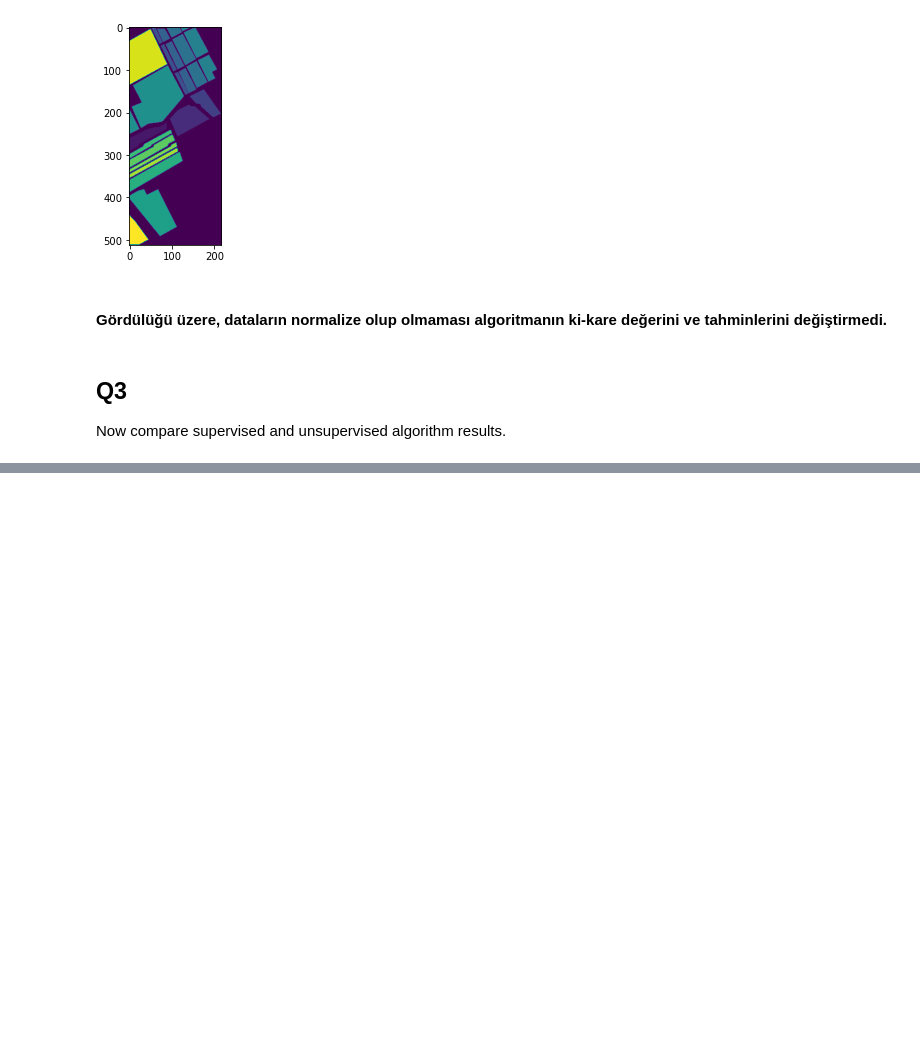
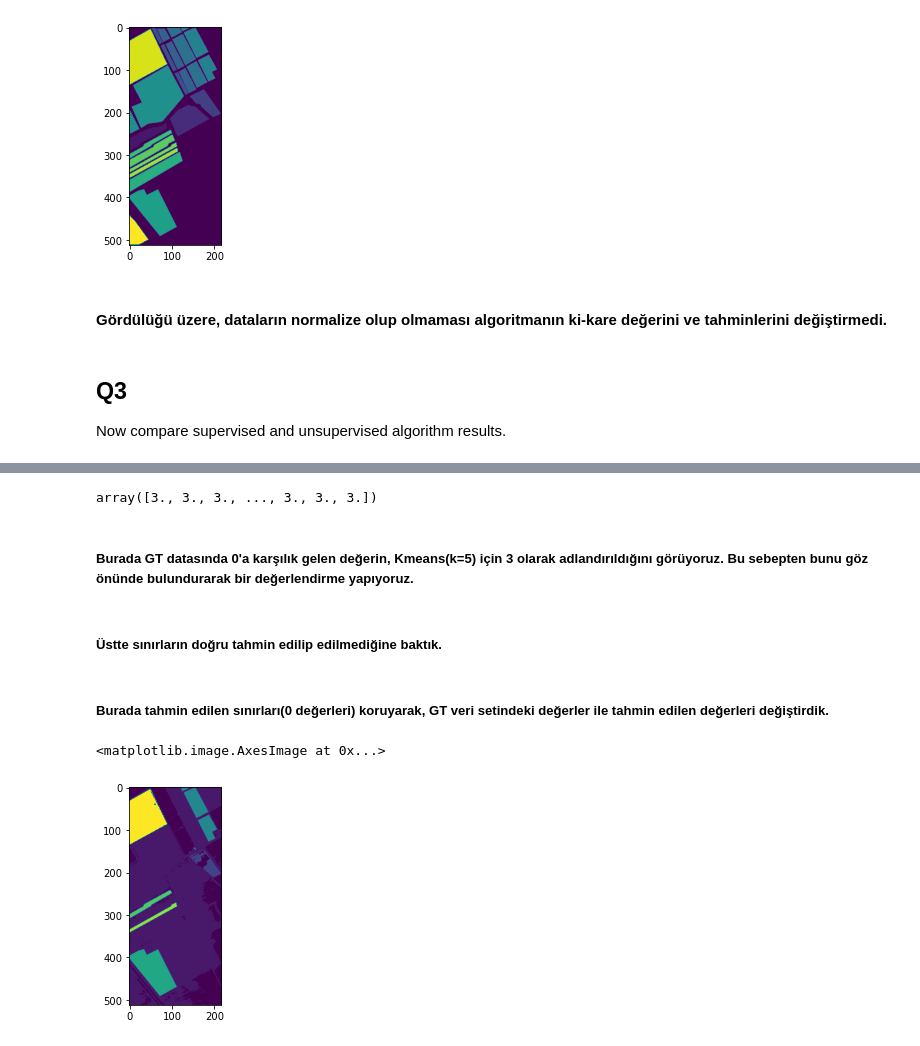
Before and after one commit to Lambd4Velorum/StatisticalDataAnalysis, a Jupyter notebook: HW3.ipynb, the cells around one changed output, grey strips where cells are left out. Cells and saved outputs as stored; diff of their text form; code cells hidden in the pictures; blank space fills up the shorter version.

```diff
--- a/HW3.ipynb
+++ b/HW3.ipynb
@@ -512,3 +515,7 @@ HC = np.loadtxt("/Users/asuhe/Desktop/supercomputing/Results/HierarchicalClustri
 HCresult = HC.reshape(16,2)
 HCpredicted = np.loadtxt("/Users/asuhe/Desktop/supercomputing/Results/HierarchicalClustring/hierarchicaldata.txt")
 HCpredicted = HCpredicted.reshape(16, int((HCpredicted.size)/16))
+# %%
+HCaccscores = np.array([])
+for i in range(16):
+    HCaccscores = np.append(HCaccscores, accuracy_score(HCpredicted[i],gt))
@@ -685,0 +811,27 @@ Now compare supervised and unsupervised algorithm results.
+# %%
+K = Kmeanspredictedd5.copy()
+K
+# %% [output]
+array([3., 3., 3., ..., 3., 3., 3.])
+# %% [markdown]
+##### Burada GT datasında 0'a karşılık gelen değerin, Kmeans(k=5) için 3 olarak adlandırıldığını görüyoruz. Bu sebepten bunu göz önünde bulundurarak bir değerlendirme yapıyoruz.
+# %%
+for i in range(len(gt)):
+    if K[i] == 3.0:
+        K[i] = 0
+    else:
+        K[i] = 1
+# %% [markdown]
+##### Üstte sınırların doğru tahmin edilip edilmediğine baktık.
+# %%
+for i in range(len(gt)):
+    if K[i] == 1 & gt[i] != 0:
+        K[i] = gt[i]
+Krs = K.reshape(512,217)
+# %% [markdown]
+##### Burada tahmin edilen sınırları(0 değerleri) koruyarak, GT veri setindeki değerler ile tahmin edilen değerleri değiştirdik.
+# %%
+plt.imshow(Krs)
+# %% [output]
+<matplotlib.image.AxesImage at 0x...>
+[figure, added]
```
Also changed, not shown: parts of 27 cells of this notebook.
